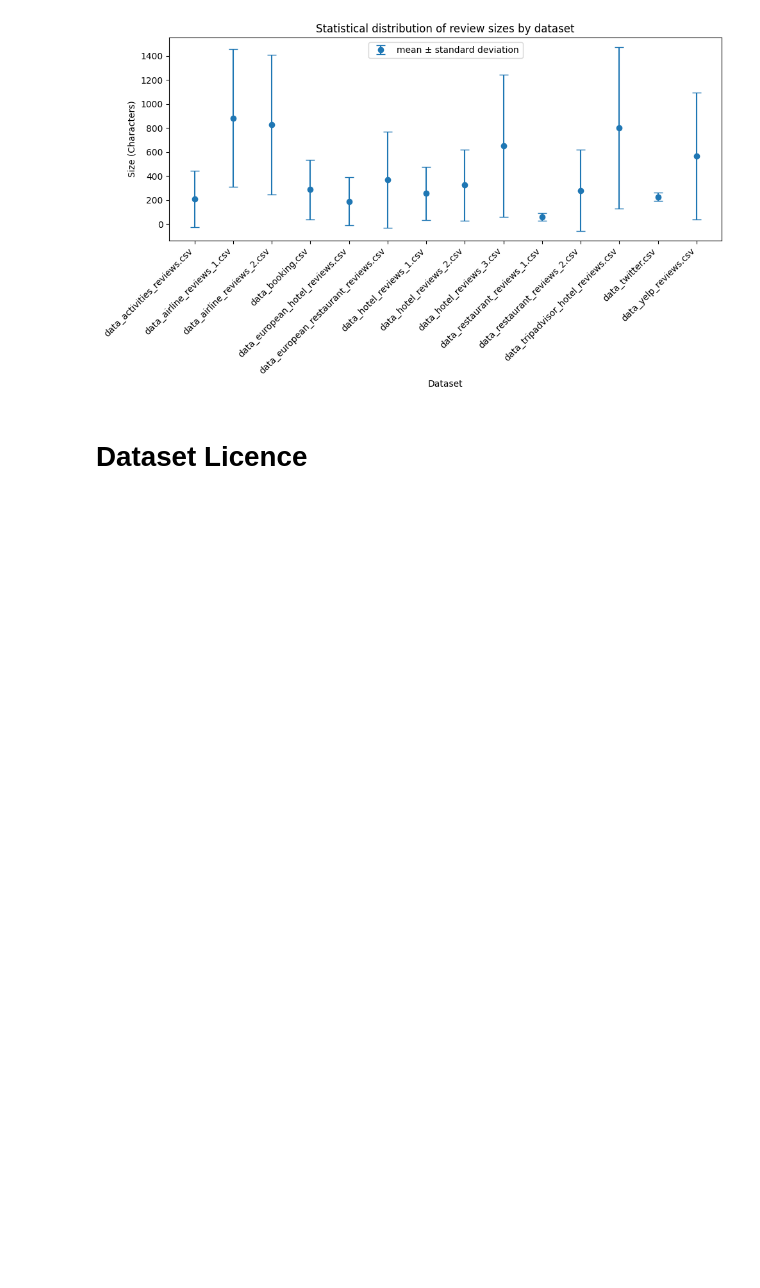
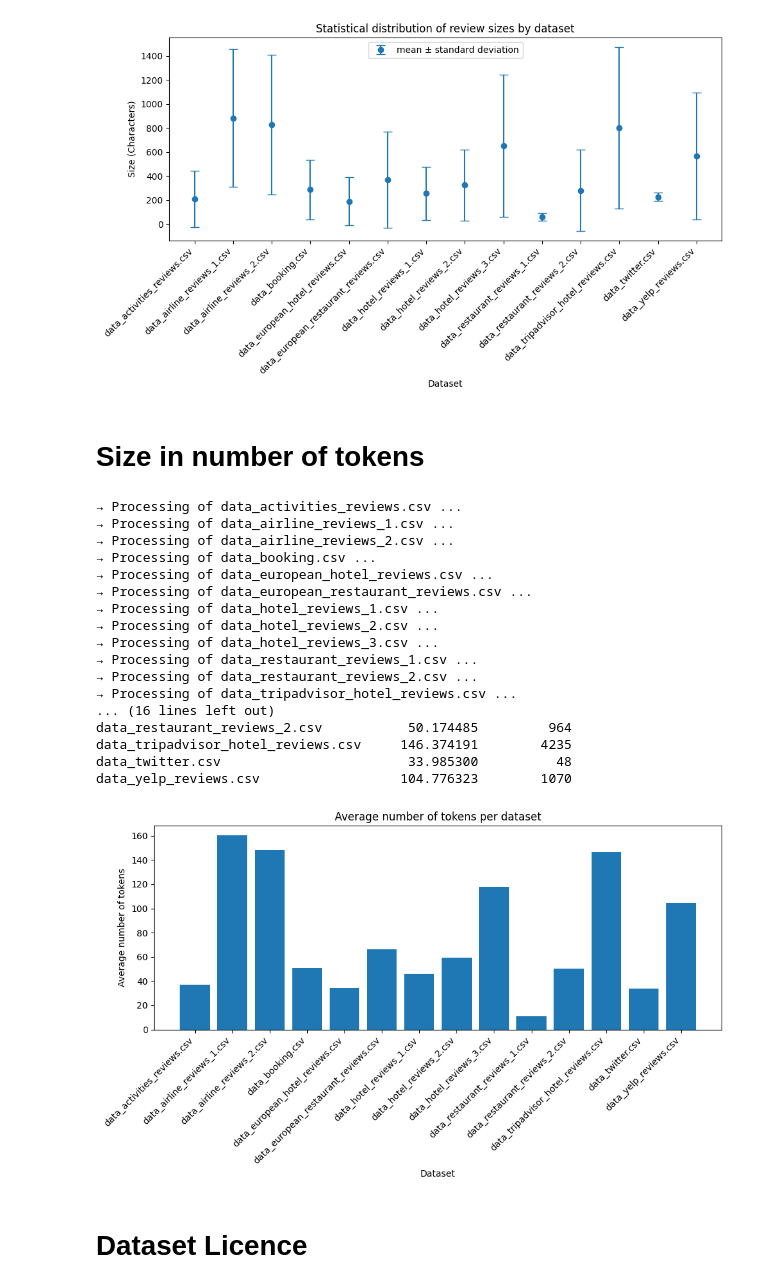
Before and after one commit to AlbinMorisseau/large-project, a Jupyter notebook: notebooks/eda/eda_global.ipynb, the cells around one changed output. Saved outputs shown, nothing was run; the diff lists cells and outputs as text; code cells hidden in the pictures; blank space fills up the shorter version.

Commit message:
dataset finetune

```diff
--- a/notebooks/eda/eda_global.ipynb
+++ b/notebooks/eda/eda_global.ipynb
@@ -632,6 +632,79 @@ plt.tight_layout()
 plt.show()
 # %% [output]
 [figure]
+# %% [markdown]
+# Size in number of tokens
+# %%
+import polars as pl
+import os
+import matplotlib.pyplot as plt
+import pandas as pd
+
+folder_path = "../../data/processed/dataset_clean"
+stats_list = []
+
+for file in os.listdir(folder_path):
+    if file.endswith(".csv"):
+        file_path = os.path.join(folder_path, file)
+        print(f"→ Processing of {file} ...")
+
+        df = pl.read_csv(file_path)
+
+        if "review" not in df.columns:
+            print(f"No row 'review' found in {file}")
+            continue
+
+        # Compte de tokens simples (espaces)
+        df = df.with_columns(
+            pl.col("review").map_elements(
+                lambda x: len(str(x).split()) if x is not None else 0,
+                return_dtype=pl.Int64
+            ).alias("token_count")
+        )
+
+        summary = df.select([
+            pl.mean("token_count").alias("mean_tokens"),
+            pl.max("token_count").alias("max_tokens")
+        ])
+
+        stats = summary.to_dicts()[0]
+        stats["dataset"] = file
+        stats_list.append(stats)
+
+if stats_list:
+    stats_df = pd.DataFrame(stats_list).set_index("dataset")
+    print("\n=== Token statistics ===")
+    print(stats_df)
+
+    plt.figure(figsize=(10, 6))
+    plt.bar(stats_df.index, stats_df["mean_tokens"])
+    plt.title("Average number of tokens per dataset")
+    plt.xlabel("Dataset")
+    plt.ylabel("Average number of tokens")
+    plt.xticks(rotation=45, ha="right")
+    plt.tight_layout()
+    plt.show()
+else:
+    print("Error")
+# %% [output]
+→ Processing of data_activities_reviews.csv ...
+→ Processing of data_airline_reviews_1.csv ...
+→ Processing of data_airline_reviews_2.csv ...
+→ Processing of data_booking.csv ...
+→ Processing of data_european_hotel_reviews.csv ...
+→ Processing of data_european_restaurant_reviews.csv ...
+→ Processing of data_hotel_reviews_1.csv ...
+→ Processing of data_hotel_reviews_2.csv ...
+→ Processing of data_hotel_reviews_3.csv ...
+→ Processing of data_restaurant_reviews_1.csv ...
+→ Processing of data_restaurant_reviews_2.csv ...
+→ Processing of data_tripadvisor_hotel_reviews.csv ...
+... (16 lines left out)
+data_restaurant_reviews_2.csv           50.174485         964
+data_tripadvisor_hotel_reviews.csv     146.374191        4235
+data_twitter.csv                        33.985300          48
+data_yelp_reviews.csv                  104.776323        1070
+[figure, added]
 # %% [markdown]
 # Dataset Licence
 # %% [markdown]
```
Also changed, not shown: 5 other files.
